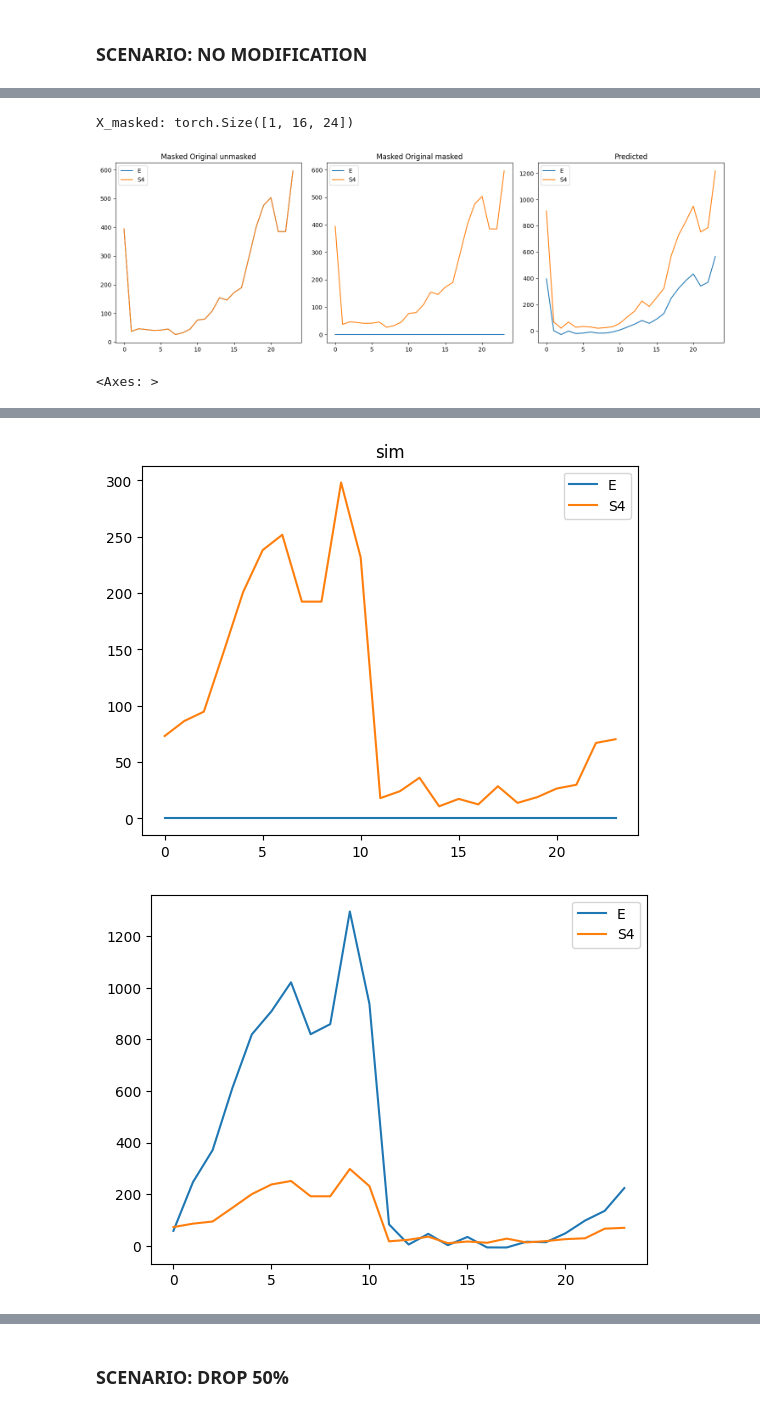
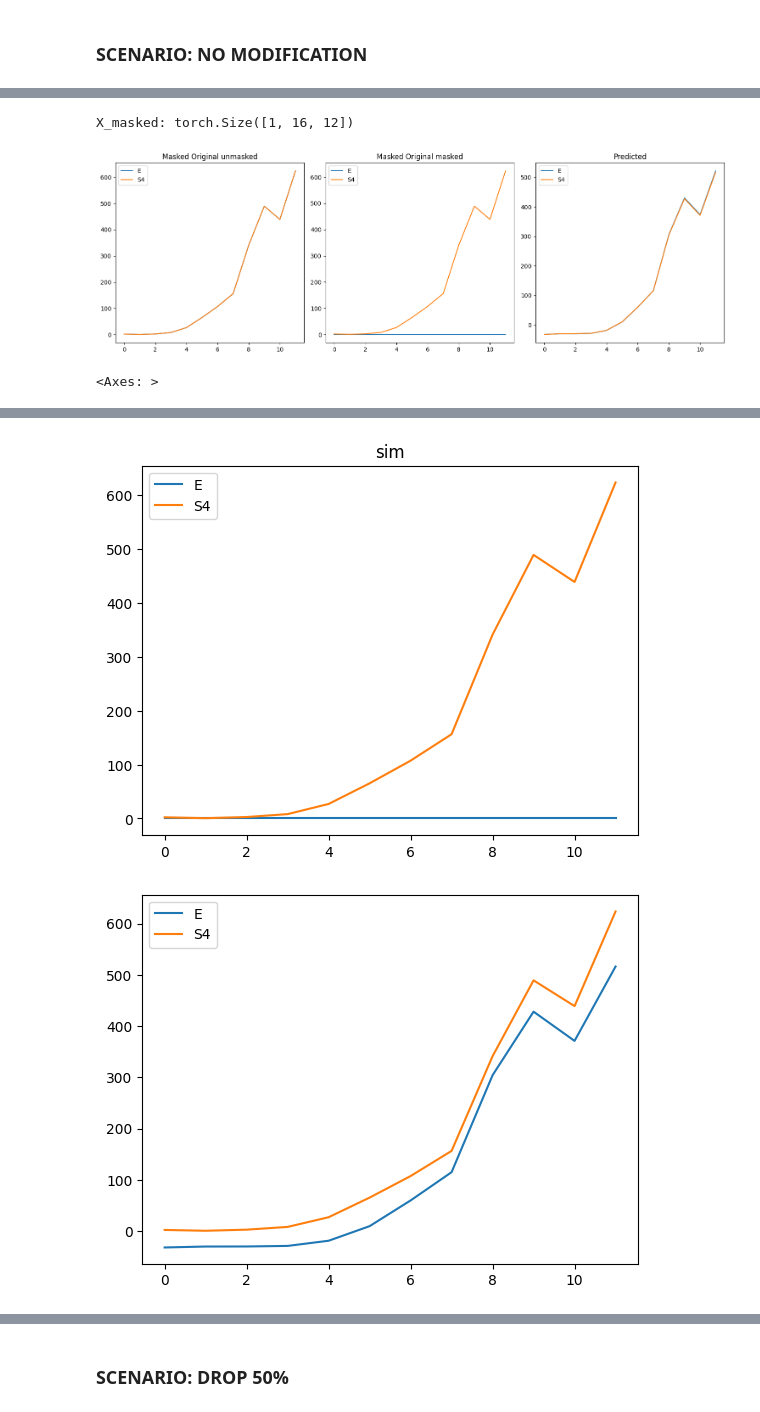
Before and after one commit to vmasuero/AFE, a Jupyter notebook: Modular/Model_Itransformer_Sim_Trans_ v1.ipynb, the cells around one changed output, grey strips where cells are left out. Saved outputs shown, nothing was run; the diff lists cells and outputs as text; code cells hidden in the pictures.

```diff
--- a/Modular/Model_Itransformer_Sim_Trans_ v1.ipynb
+++ b/Modular/Model_Itransformer_Sim_Trans_ v1.ipynb
@@ -26,8 +26,8 @@ GRAPH_DATA_PATH = 'Sim_Graph.json'
 
 DIR_TRAINED = "TRAINED_MODELS"
 
-SAMPLING = '60min'
-SAMPLING_MIN = 60
+SAMPLING = '120min'
+SAMPLING_MIN = 120
 MONTHS_HISTORY = 8
 # %% [markdown]
 # CREATION GRAPH
@@ -360,7 +364,8 @@ def create_adjacency_mask(adjacency_matrix, penalty=-1e9):
 
 #### PARCHEEEEEEEEEEEEEEEEEEEEEEEEEEEEEEEE #######################################
 ATT_MASK_T = create_adjacency_mask( torch.tensor(nx.to_numpy_array(G_router)))
-#ATT_MASK_T[INNER_INDICES,INNER_INDICES] = float(-1000000000.0)
+ATT_MASK_T[INNER_INDICES,INNER_INDICES] = float(-1000000000.0)
+
 
 pd.DataFrame( ATT_MASK_T.numpy(), columns=NODE_LIST, index=NODE_LIST).astype(int)
 # %% [output]
@@ -1157,6 +1247,4 @@ Retrieving model from TRAINED_MODELS/model_itransformer_att_phy_mask_node_sim_2_
 # %%
-rand_idx = choice(list(range(DATA_RAW_MODEL.shape[0] // HIST_STEPS)))
-
 DATA_RAW_SIMULATION = DATA_RAW_MODEL.copy()
 DATA_RAW_SIMULATION = DATA_RAW_SIMULATION.iloc[rand_idx: rand_idx + HIST_STEPS,:]
 DATA_RAW_SIMULATION_T = torch.tensor(DATA_RAW_SIMULATION.values)
@@ -1180,10 +1268,12 @@ pd.DataFrame(Y_pred[0].detach().T.numpy(), columns=NODE_LIST)[['E','S4']].plot(a
 plt.tight_layout()
 plt.show()
 # %% [output]
-X_masked: torch.Size([1, 16, 24])
+X_masked: torch.Size([1, 16, 12])
-[figure, old version]
+[figure, new version]
 # %%
-DATA_RAW_SIMULATION_T = torch.tensor(DATA_RAW_SIMULATION.values).float()
+DATA_RAW_SIMULATION = DATA_RAW_MODEL.copy()
+DATA_RAW_SIMULATION = DATA_RAW_SIMULATION.iloc[rand_idx: rand_idx + HIST_STEPS,:]
+DATA_RAW_SIMULATION_T = torch.tensor(DATA_RAW_SIMULATION.copy().values).float()
 
 data_simulation = DATA_RAW_SIMULATION_T
 data_simulation_true = data_simulation.clone()
@@ -1196,27 +1286,27 @@ pd.DataFrame(data_simulation.numpy(), columns=NODE_LIST)[['E','S4']].plot(title=
 
 LEAF_MASK = LEAF_NODES_MASK.astype(bool).values
 
+PLOTS_ARR = []
+PREDS = []
 for i in range((HIST_STEPS)):
-
 
     with torch.no_grad():
         _pred = MODEL(x=data_simulation.T, adj_mask=ATT_MASK_T)
 
 
-    _pred_last = _pred[0].T[i]
+        _pred_last = _pred[0].T
+        PREDS.append(_pred_last[i].numpy())
 
-    data_simulation[i,INNER_NODES_MASK_BOOL] = _pred_last[INNER_NODES_MASK_BOOL]
-    data_simulation[i,~INNER_NODES_MASK_BOOL] = data_simulation_true[i,~INNER_NODES_MASK_BOOL]
+        data_simulation[i,INNER_NODES_MASK_BOOL] = _pred_last[i,INNER_NODES_MASK_BOOL]
+        data_simulation[i,~INNER_NODES_MASK_BOOL] = data_simulation_true[i,~INNER_NODES_MASK_BOOL]
 
+        PLOTS_ARR.append(data_simulation.clone().numpy())
 
-    #pd.DataFrame(data_simulation.numpy(), columns=NODE_LIST)[['E','S4']].plot()
 
 
     #if i == 5:
     #    break
 
-
-
 pd.DataFrame(data_simulation.numpy(), columns=NODE_LIST)[['E','S4']].plot()
 # %% [output]
 <Axes: >
@@ -1224,2 +1314,2 @@ pd.DataFrame(data_simulation.numpy(), columns=NODE_LIST)[['E','S4']].plot()
-[figure, old version]
+[figure, new version]
-[figure, old version]
+[figure, new version]
```
Also changed, not shown: parts of 23 cells of this notebook, 15 other files.
